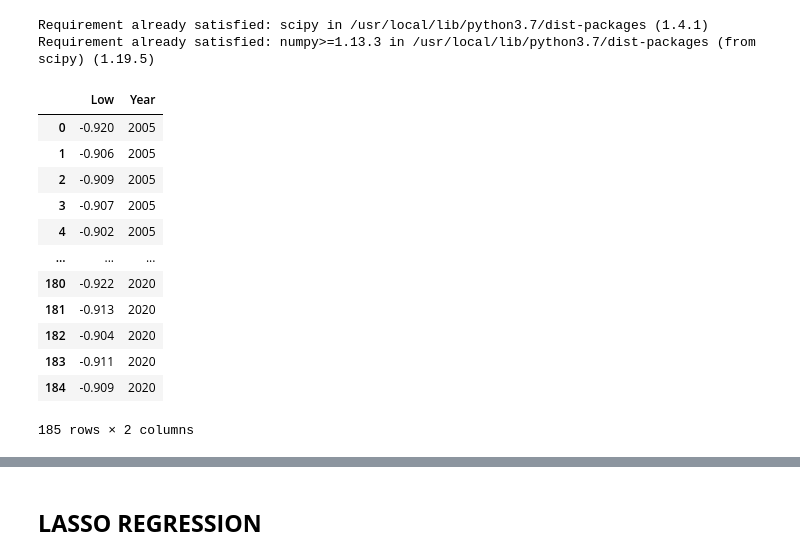
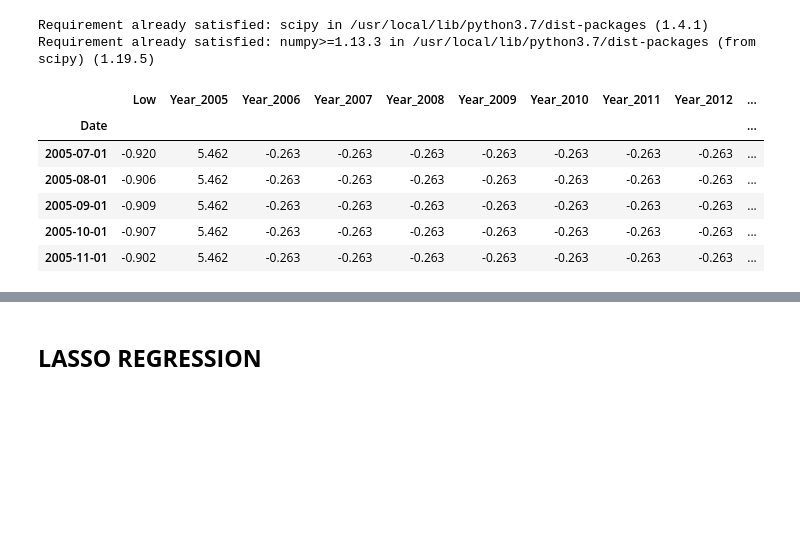
Before and after one commit to Mdanish2020/Yes_Bank_Stock_closing_Price_Prediction, a Jupyter notebook: ML_Capstone_project(Regression).ipynb, the cells around one changed output, grey strips where cells are left out. Saved outputs shown, nothing was run; the diff lists cells and outputs as text; code cells hidden in the pictures; blank space fills up the shorter version.

```diff
--- a/ML_Capstone_project(Regression).ipynb
+++ b/ML_Capstone_project(Regression).ipynb
@@ -314,0 +267,6 @@ We'll move forward with these features.
+# %%
+#introducing dummy variables
+stock_df_dup = pd.get_dummies(stock_df_dup,columns = ['Month','Year'])
+# %%
+stock_df_dup.index = stock_df_dup['Date']
+stock_df_dup.drop('Date',axis = 1,inplace = True)
@@ -315,3 +281,6 @@ We'll move forward with these features.
+# %%
+total_features  = ['Low','Year_2005','Year_2006','Year_2007','Year_2008','Year_2009','Year_2010',
+                   'Year_2011','Year_2012','Year_2013','Year_2014','Year_2015','Year_2016','Year_2017','Year_2018','Year_2019','Year_2020']
 # %% [markdown]
 ## **Linear Regression**
 # %%
@@ -323,24 +292,17 @@ Requirement already satisfied: numpy>=1.13.3 in /usr/local/lib/python3.7/dist-pa
 # %%
 #applying zscore to each values of independent variable
 from scipy.stats import zscore
-X = round(stock_df_dup[['Low']].apply(zscore),3)
-X['Year'] = stock_df_dup['Year'].values
+X = round(stock_df_dup[total_features].apply(zscore),3)
 # %%
-X
+X.head()
 # %% [output]
-|  | Low | Year |
-| 0 | -0.920 | 2005 |
-| 1 | -0.906 | 2005 |
-| 2 | -0.909 | 2005 |
-| 3 | -0.907 | 2005 |
-| 4 | -0.902 | 2005 |
-| ... | ... | ... |
-| 180 | -0.922 | 2020 |
-| 181 | -0.913 | 2020 |
-| 182 | -0.904 | 2020 |
-| 183 | -0.911 | 2020 |
-| 184 | -0.909 | 2020 |
+|  | Low | Year_2005 | Year_2006 | Year_2007 | Year_2008 | Year_2009 | Year_2010 | Year_2011 | Year_2012 | ... |
+| Date |  |  |  |  |  |  |  |  |  | ... |
+| 2005-07-01 | -0.920 | 5.462 | -0.263 | -0.263 | -0.263 | -0.263 | -0.263 | -0.263 | -0.263 | ... |
+| 2005-08-01 | -0.906 | 5.462 | -0.263 | -0.263 | -0.263 | -0.263 | -0.263 | -0.263 | -0.263 | ... |
+| 2005-09-01 | -0.909 | 5.462 | -0.263 | -0.263 | -0.263 | -0.263 | -0.263 | -0.263 | -0.263 | ... |
+| 2005-10-01 | -0.907 | 5.462 | -0.263 | -0.263 | -0.263 | -0.263 | -0.263 | -0.263 | -0.263 | ... |
+| 2005-11-01 | -0.902 | 5.462 | -0.263 | -0.263 | -0.263 | -0.263 | -0.263 | -0.263 | -0.263 | ... |
-185 rows × 2 columns
 # %%
 #applying log on dependent variable
 y = np.log10(stock_df_dup['Close'])
```
Also changed, not shown: parts of 72 cells of this notebook.
